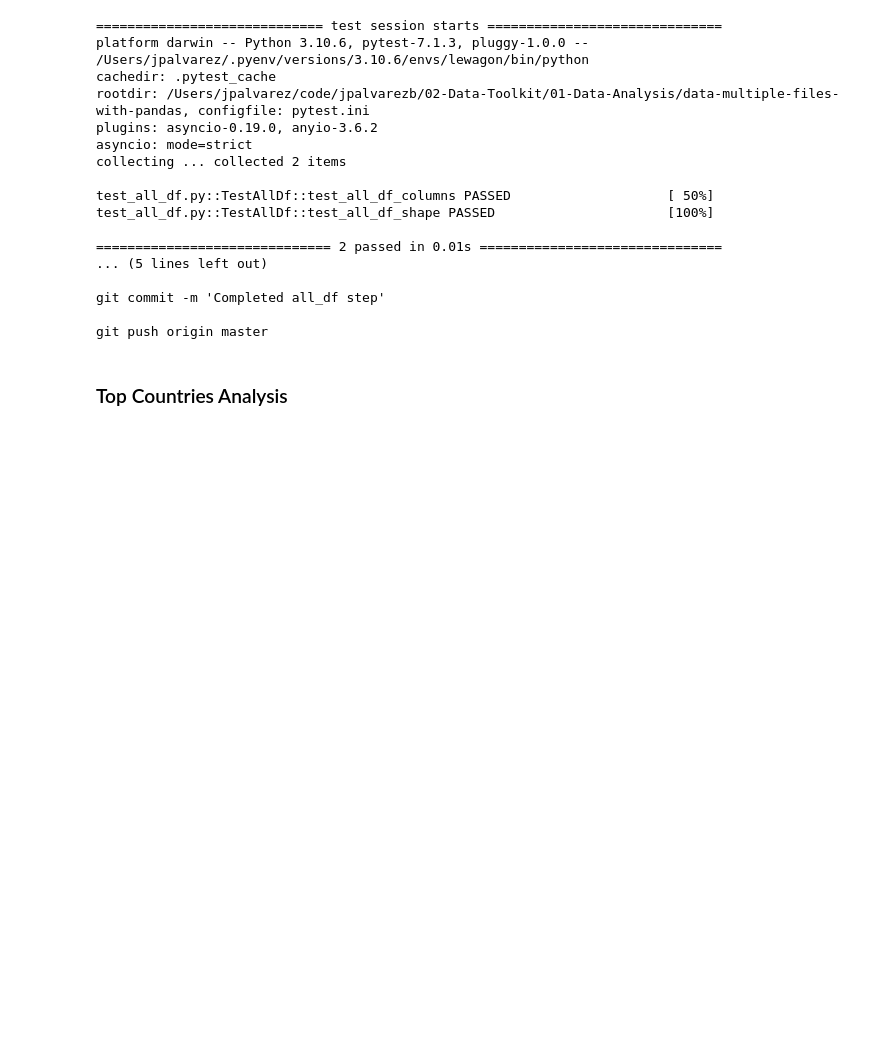
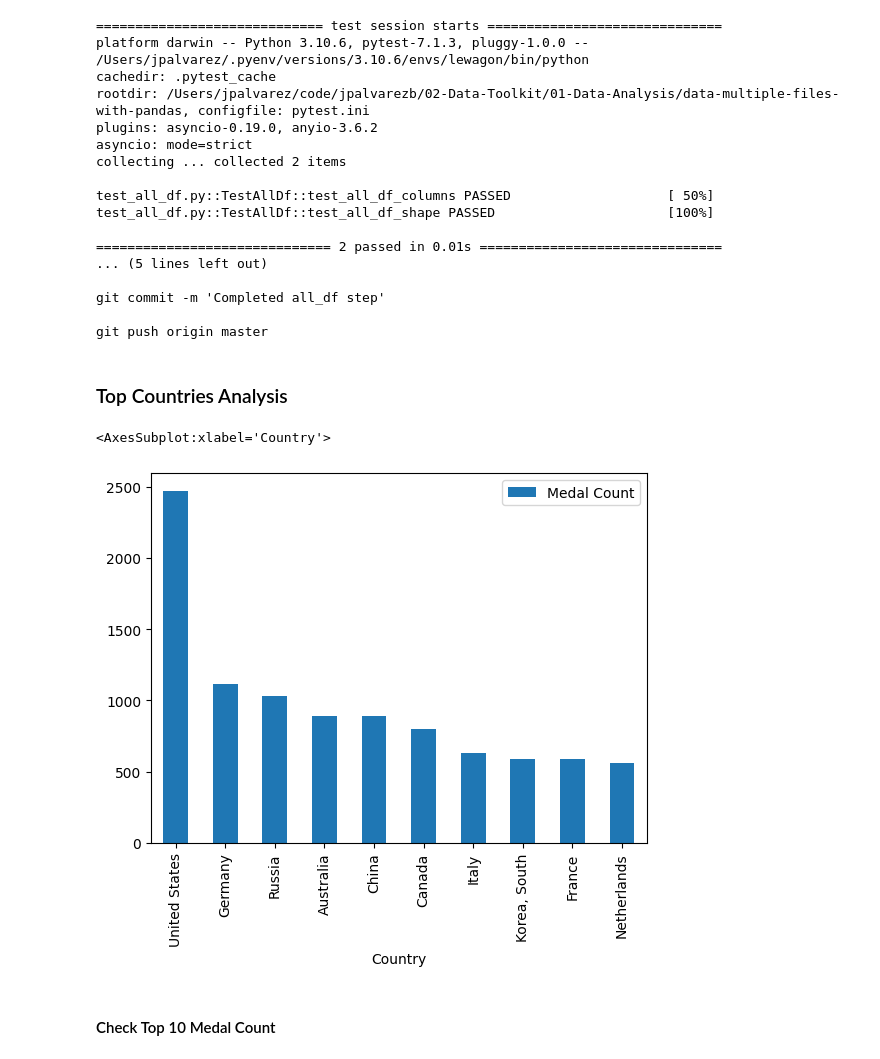
Before and after one commit to jpalvarezb/data-multiple-files-with-pandas, a Jupyter notebook: multiple_files.ipynb, the cells around one changed output. Saved outputs shown, nothing was run; the diff lists cells and outputs as text; code cells hidden in the pictures; blank space fills up the shorter version.

```diff
--- a/multiple_files.ipynb
+++ b/multiple_files.ipynb
@@ -307,6 +307,11 @@ git push origin master
 # %% [markdown]
 ### Top Countries Analysis
 # %%
-top_10_df = all_df[all_df['Year']>1984].groupby('Country').agg({'Medal':'count'}).sort_values(by='Medal', ascending = False).rename(columns={'Medal':'Medal Count'}).iloc[:10]
+top_10_df = all_df[all_df['Year']>=1984].groupby('Country').agg({'Medal':'count'}).sort_values(by='Medal', ascending = False).rename(columns={'Medal':'Medal Count'}).iloc[:10]
 # %%
-top_10_df.plot
+top_10_df.plot(kind='bar')
+# %% [output]
+<AxesSubplot:xlabel='Country'>
+[figure, added]
+# %% [markdown]
+#### Check Top 10 Medal Count
```
Also changed, not shown: parts of 5 cells of this notebook.
